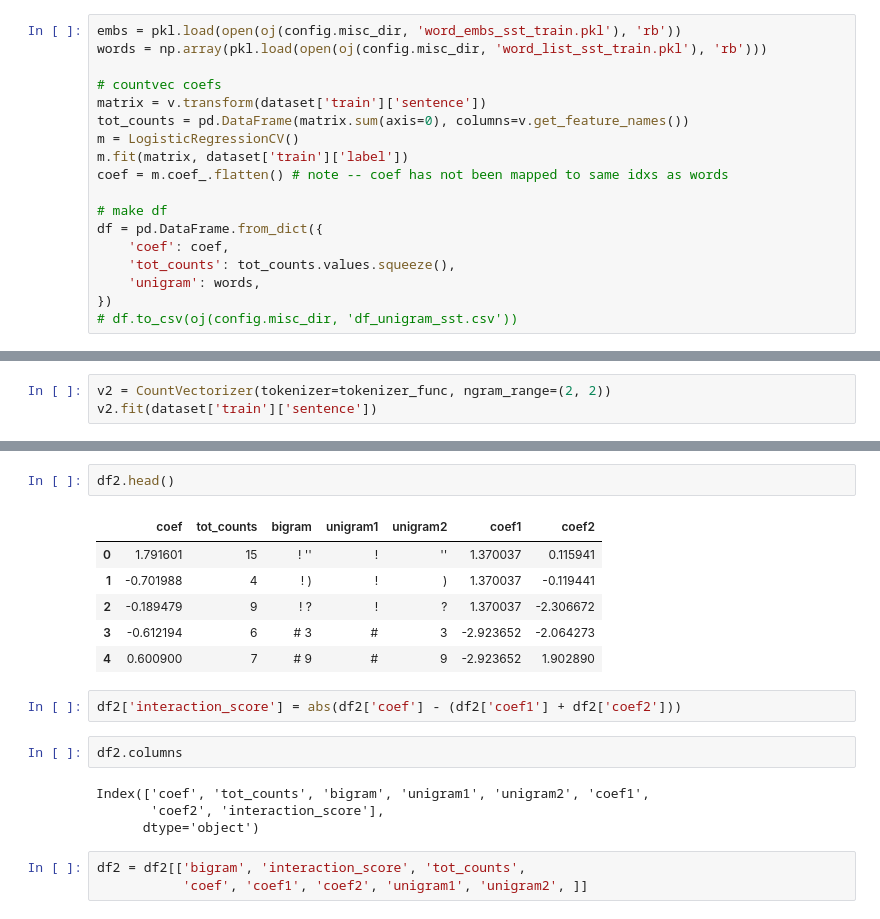
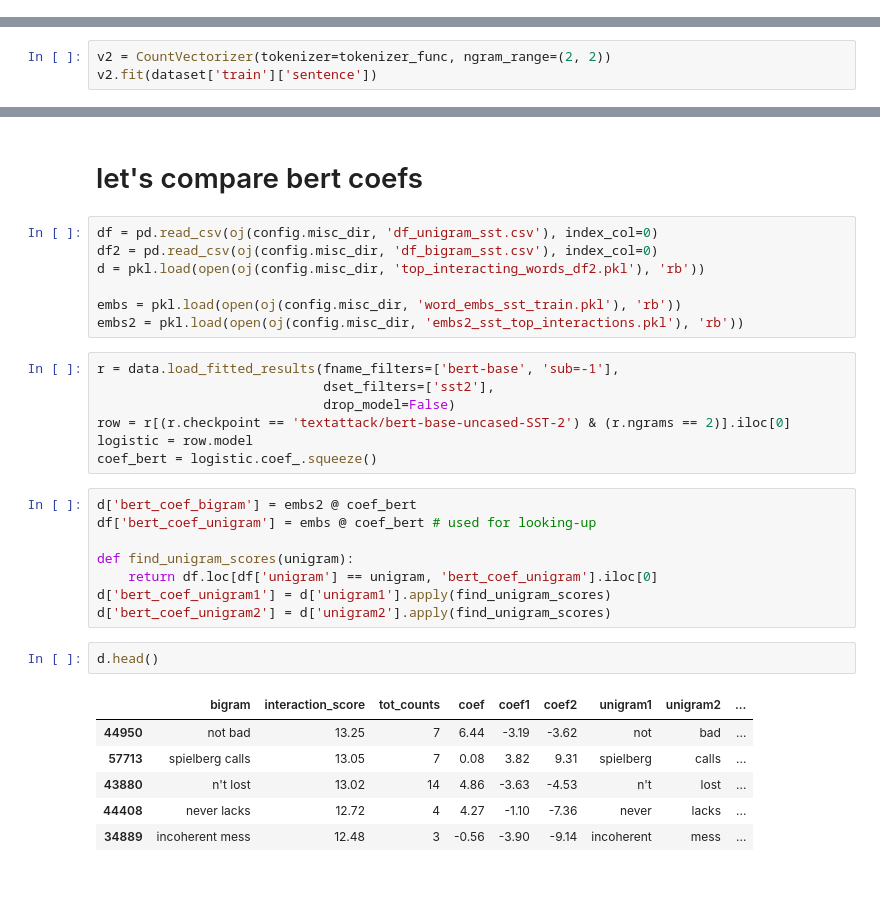
Before and after one commit to csinva/imodelsX, a Jupyter notebook: 07_analyze_embeddings.ipynb, the cells around one changed output, grey strips where cells are left out. Cells and saved outputs as stored; diff of their text form; blank space fills up the shorter version.

Commit message:
compare bert-bow plot

```diff
--- a/07_analyze_embeddings.ipynb
+++ b/07_analyze_embeddings.ipynb
@@ -74,21 +98,3 @@ pkl.dump(words, open(oj(config.misc_dir, 'word_list_sst_train.pkl'), 'wb'))
-# %%
-embs = pkl.load(open(oj(config.misc_dir, 'word_embs_sst_train.pkl'), 'rb'))
-words = np.array(pkl.load(open(oj(config.misc_dir, 'word_list_sst_train.pkl'), 'rb')))
-
-# countvec coefs
-matrix = v.transform(dataset['train']['sentence'])
-tot_counts = pd.DataFrame(matrix.sum(axis=0), columns=v.get_feature_names())
-m = LogisticRegressionCV()
-m.fit(matrix, dataset['train']['label'])
-coef = m.coef_.flatten() # note -- coef has not been mapped to same idxs as words
-
-# make df
-df = pd.DataFrame.from_dict({
-    'coef': coef,
-    'tot_counts': tot_counts.values.squeeze(),
-    'unigram': words,
-})
-# df.to_csv(oj(config.misc_dir, 'df_unigram_sst.csv'))
 # %%
 def get_idxs(unigrams, tot_counts, coef, percentile=99.5):
     idxs_punc = np.array(list(map(lambda s: all(c.isdigit() or c in string.punctuation for c in s),
@@ -178,20 +208,33 @@ for (i, c) in enumerate(['unigram1', 'unigram2', 'coef1', 'coef2']):
+# %% [markdown]
+# let's compare bert coefs
+# %%
+df = pd.read_csv(oj(config.misc_dir, 'df_unigram_sst.csv'), index_col=0)
+df2 = pd.read_csv(oj(config.misc_dir, 'df_bigram_sst.csv'), index_col=0)
+d = pkl.load(open(oj(config.misc_dir, 'top_interacting_words_df2.pkl'), 'rb'))
+
+embs = pkl.load(open(oj(config.misc_dir, 'word_embs_sst_train.pkl'), 'rb'))
+embs2 = pkl.load(open(oj(config.misc_dir, 'embs2_sst_top_interactions.pkl'), 'rb'))
+# %%
+r = data.load_fitted_results(fname_filters=['bert-base', 'sub=-1'],
+                             dset_filters=['sst2'],
+                             drop_model=False)
+row = r[(r.checkpoint == 'textattack/bert-base-uncased-SST-2') & (r.ngrams == 2)].iloc[0]
+logistic = row.model
+coef_bert = logistic.coef_.squeeze()
+# %%
+d['bert_coef_bigram'] = embs2 @ coef_bert
+df['bert_coef_unigram'] = embs @ coef_bert # used for looking-up
+
+def find_unigram_scores(unigram):
+    return df.loc[df['unigram'] == unigram, 'bert_coef_unigram'].iloc[0]
+d['bert_coef_unigram1'] = d['unigram1'].apply(find_unigram_scores)
+d['bert_coef_unigram2'] = d['unigram2'].apply(find_unigram_scores)
 # %%
-df2.head()
+d.head()
 # %% [output]
-|  | coef | tot_counts | bigram | unigram1 | unigram2 | coef1 | coef2 |
-| 0 | 1.791601 | 15 | ! '' | ! | '' | 1.370037 | 0.115941 |
-| 1 | -0.701988 | 4 | ! ) | ! | ) | 1.370037 | -0.119441 |
-| 2 | -0.189479 | 9 | ! ? | ! | ? | 1.370037 | -2.306672 |
-| 3 | -0.612194 | 6 | # 3 | # | 3 | -2.923652 | -2.064273 |
-| 4 | 0.600900 | 7 | # 9 | # | 9 | -2.923652 | 1.902890 |
+|  | bigram | interaction_score | tot_counts | coef | coef1 | coef2 | unigram1 | unigram2 | ... |
+| 44950 | not bad | 13.25 | 7 | 6.44 | -3.19 | -3.62 | not | bad | ... |
+| 57713 | spielberg calls | 13.05 | 7 | 0.08 | 3.82 | 9.31 | spielberg | calls | ... |
+| 43880 | n't lost | 13.02 | 14 | 4.86 | -3.63 | -4.53 | n't | lost | ... |
+| 44408 | never lacks | 12.72 | 4 | 4.27 | -1.10 | -7.36 | never | lacks | ... |
+| 34889 | incoherent mess | 12.48 | 3 | -0.56 | -3.90 | -9.14 | incoherent | mess | ... |
-# %%
-df2['interaction_score'] = abs(df2['coef'] - (df2['coef1'] + df2['coef2']))
-# %%
-df2.columns
-# %% [output]
-Index(['coef', 'tot_counts', 'bigram', 'unigram1', 'unigram2', 'coef1',
-       'coef2', 'interaction_score'],
-      dtype='object')
-# %%
-df2 = df2[['bigram', 'interaction_score', 'tot_counts',
-           'coef', 'coef1', 'coef2', 'unigram1', 'unigram2', ]]
```
Also changed, not shown: parts of 25 cells of this notebook.
